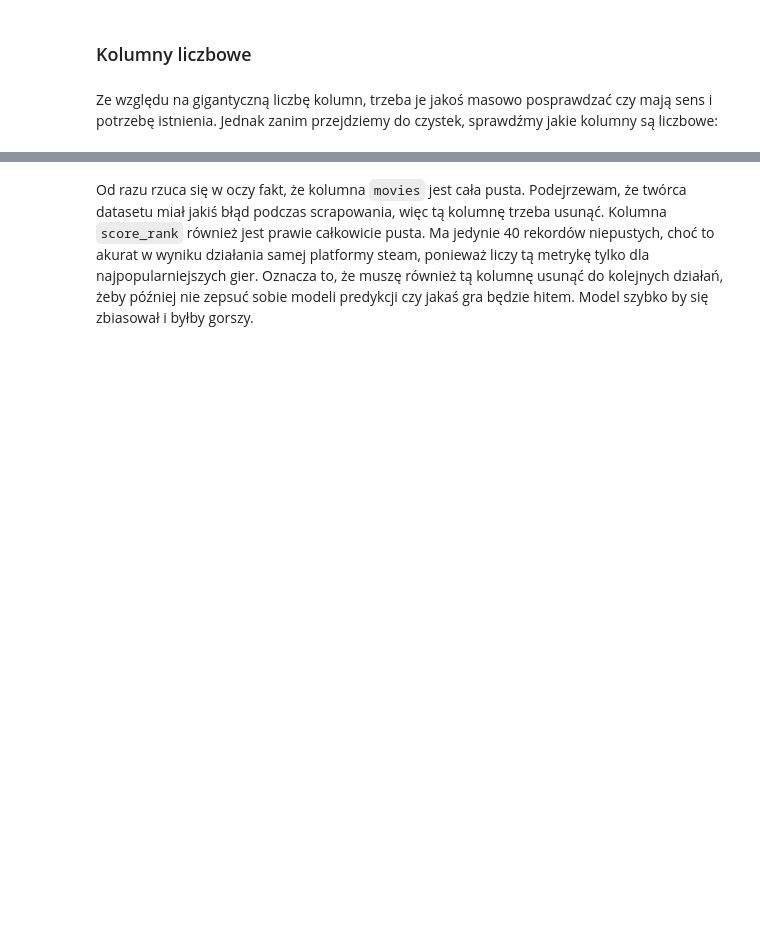
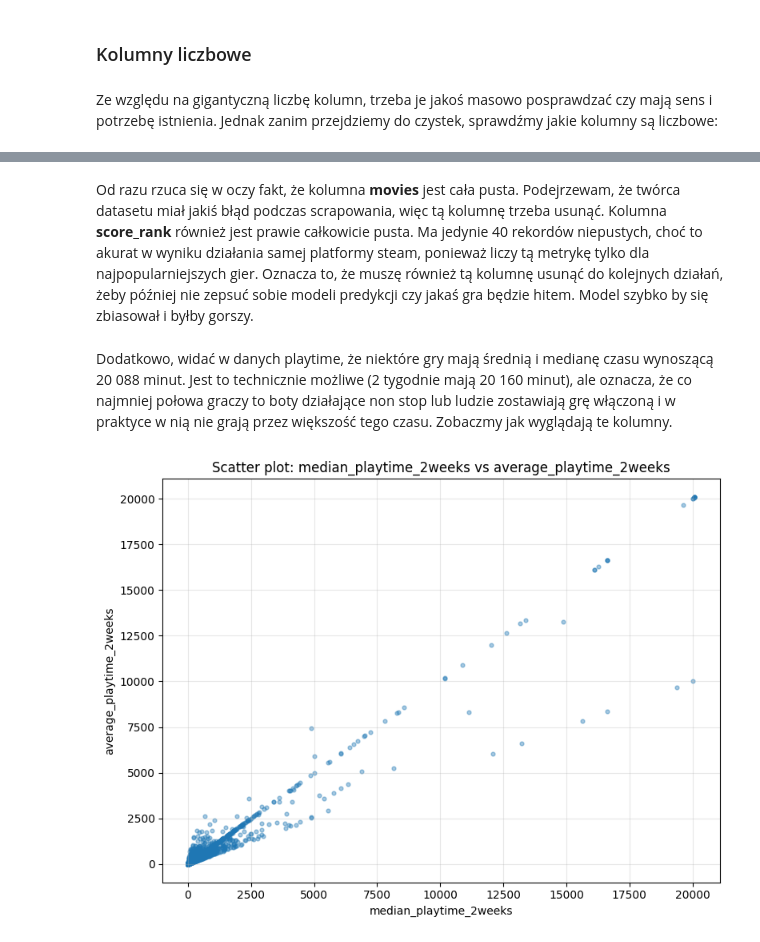
Before and after one commit to RadandMoc/Novomatic, a Jupyter notebook: task.ipynb, the cells around one changed output, grey strips where cells are left out. Saved outputs shown, nothing was run; the diff lists cells and outputs as text; code cells hidden in the pictures; blank space fills up the shorter version.

Commit message:
cała eksploracja danych

```diff
--- a/task.ipynb
+++ b/task.ipynb
@@ -180,3 +182,13 @@ Chyba najracjonalniejszym podejściem będzie analiza tekstu w poszukiwaniu konk
 Są na tyle unikatowe, że nie powinny znajdować się w opisach gier, a jednocześnie jednoznacznie definiują pojedynczy niepowtarzalny element. Na przykładzie gry Battlefield wylistowanym powyżej, można stwierdzić, że wyszukiwanie pierwszego ciągu będzie definiowało liczbę wersji gry, natomiast drugiego powiększy dodatkowo o mini dodatki do gry jak np. płatna waluta w grze.
 
 Przyznam szczerze, że nie wiem czy oddzielanie tych informacji ma jakiś większy sens. Obie te informacje wskazują na podobny aspekt i raczej głównym elementem będzie informacja, czy twórca robi więcej niż jedną ofertę. A że zazwyczaj staram się minimalizować liczbę parametrów branych do modeli, to wydaje mi się, że zastosowanie selekcji po drugim ciągu będzie najlepsze (ponieważ zawiera jednocześnie informację o pierwszym).
+# %%
+df = df.with_columns(
+    pl.col("packages")
+    .str.count_matches(r", 'price': ")
+    .fill_null(0)
+    .cast(pl.Int32)
+    .alias("packages")
+)
+
+print(df.select(["packages"]).describe())
@@ -270,0 +302,11 @@ Wracając do meritum, jeżeli zrobię klasyfikację tylko czy dany tag jest pier
+# %%
+df = df.with_columns(
+    pl.col("tags")
+    .str.extract_all(r"['\"]([^'\"]+)['\"]:")
+    .list.len()
+    .fill_null(0)
+    .cast(pl.Int32)
+    .alias("tags")
+)
+
+print(df.select(["name", "tags"]).head(5))
@@ -299,4 +355,30 @@ shape: (9, 19)
 # %% [markdown]
-Od razu rzuca się w oczy fakt, że kolumna `movies` jest cała pusta. Podejrzewam, że twórca datasetu miał jakiś błąd podczas scrapowania, więc tą kolumnę trzeba usunąć. Kolumna `score_rank` również jest prawie całkowicie pusta. Ma jedynie 40 rekordów niepustych, choć to akurat w wyniku działania samej platformy steam, ponieważ liczy tą metrykę tylko dla najpopularniejszych gier. Oznacza to, że muszę również tą kolumnę usunąć do kolejnych działań, żeby później nie zepsuć sobie modeli predykcji czy jakaś gra będzie hitem. Model szybko by się zbiasował i byłby gorszy.
+Od razu rzuca się w oczy fakt, że kolumna __movies__ jest cała pusta. Podejrzewam, że twórca datasetu miał jakiś błąd podczas scrapowania, więc tą kolumnę trzeba usunąć. Kolumna __score_rank__ również jest prawie całkowicie pusta. Ma jedynie 40 rekordów niepustych, choć to akurat w wyniku działania samej platformy steam, ponieważ liczy tą metrykę tylko dla najpopularniejszych gier. Oznacza to, że muszę również tą kolumnę usunąć do kolejnych działań, żeby później nie zepsuć sobie modeli predykcji czy jakaś gra będzie hitem. Model szybko by się zbiasował i byłby gorszy.
 # %%
 df = df.drop(["movies", "score_rank"])
+# %% [markdown]
+Dodatkowo, widać w danych playtime, że niektóre gry mają średnią i medianę czasu wynoszącą 20 088 minut. Jest to technicznie możliwe (2 tygodnie mają 20 160 minut), ale oznacza, że co najmniej połowa graczy to boty działające non stop lub ludzie zostawiają grę włączoną i w praktyce w nią nie grają przez większość tego czasu. Zobaczmy jak wyglądają te kolumny.
+# %%
+import matplotlib.pyplot as plt
+
+plot_df = (
+    df.select(["median_playtime_2weeks", "average_playtime_2weeks"])
+      .drop_nulls()
+)
+
+plt.figure(figsize=(8, 6))
+plt.scatter(
+    plot_df["median_playtime_2weeks"].to_numpy(),
+    plot_df["average_playtime_2weeks"].to_numpy(),
+    alpha=0.4,
+    s=12
+)
+
+plt.title("Scatter plot: median_playtime_2weeks vs average_playtime_2weeks")
+plt.xlabel("median_playtime_2weeks")
+plt.ylabel("average_playtime_2weeks")
+plt.grid(True, alpha=0.3)
+plt.tight_layout()
+plt.show()
+# %% [output]
+[figure, added]
```
Also changed, not shown: parts of 85 cells of this notebook, 6 other files.
